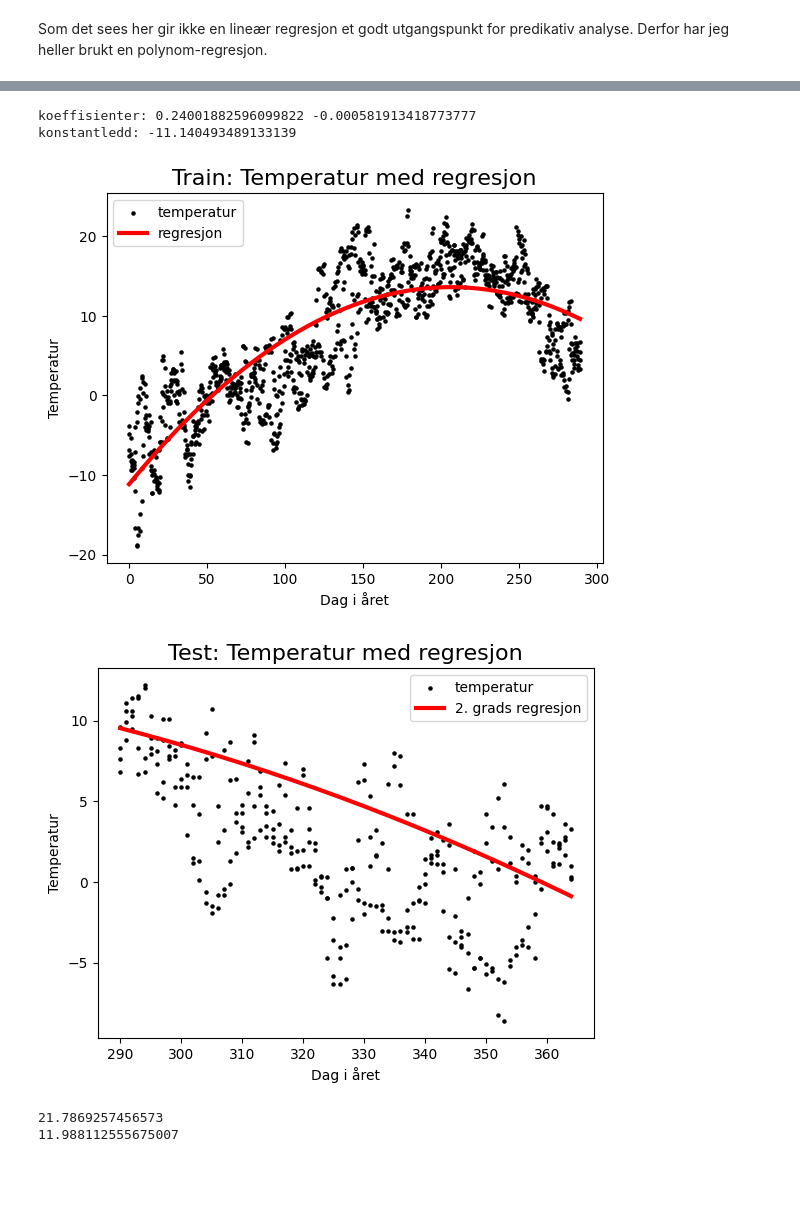
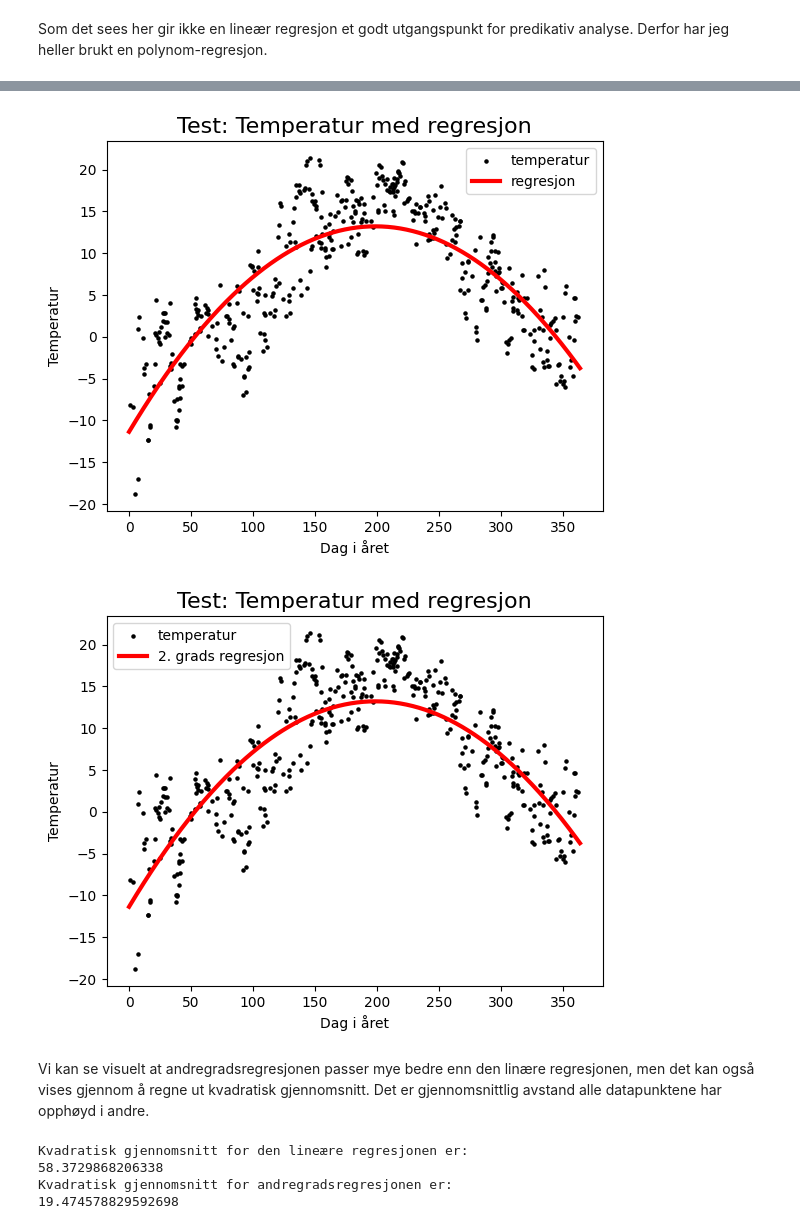
Before and after one commit to Sofihage/Milj-dataanalyse, a Jupyter notebook: notebooks/temperature.ipynb, the cells around one changed output, grey strips where cells are left out. Saved outputs shown, nothing was run; the diff lists cells and outputs as text; code cells hidden in the pictures; blank space fills up the shorter version.

```diff
--- a/notebooks/temperature.ipynb
+++ b/notebooks/temperature.ipynb
@@ -392,0 +369,2 @@ referansetid har fått labels
+# %%
+X_train, X_test, y_train, y_test = fc.train_test_set(clean_temp, 0.3)
@@ -448,2 +420,13 @@ plt.scatter(date_test, temp_test, color='black', s=5, label='Temperatur')
 # %% [markdown]
 Som det sees her gir ikke en lineær regresjon et godt utgangspunkt for predikativ analyse. Derfor har jeg heller brukt en polynom-regresjon.
+# %%
+poly_regr, poly_y_pred = fc.poly(X_train, y_train)
+
+plt.scatter(X_train, y_train, color='black', s=5, label='Temperatur')
+plt.plot(X_train, poly_y_pred, color='red', linewidth=3, label='Regresjon')
+
+plt.title('Train: Temperatur med regresjon', size=16)
+plt.xlabel('Dag i året')
+plt.ylabel('Temperatur')
+plt.legend()
+plt.show()
@@ -450,39 +437,17 @@ Som det sees her gir ikke en lineær regresjon et godt utgangspunkt for predikat
 # %%
-poly = PolynomialFeatures(degree=2, include_bias=False)
+plt.scatter(X_test, y_test, color='black', s=5, label='temperatur')
+plt.plot(X_train, poly_y_pred, color='red', linewidth=3, label='regresjon')
 
-poly_features = poly.fit_transform(date_train.values.reshape(-1,1))
-
-poly_reg_model = linear_model.LinearRegression()
-
-poly_reg_model.fit(poly_features, temp_train)
-
-y_predicted = poly_reg_model.predict(poly_features)
-
-
-b, a = poly_reg_model.coef_
-print("koeffisienter:", b, a)
-
-c = poly_reg_model.intercept_
-print("konstantledd:", c)
-
-def poly_reg(x):
-    return a*x**2 + b*x + c
-
-
-plt.scatter(date_train, temp_train, color='black', s=5, label='temperatur')
-plt.plot(date_train, poly_reg(date_train), color='red', linewidth=3, label='regresjon')
-plt.title('Train: Temperatur med regresjon', size=16)
+plt.title('Test: Temperatur med regresjon', size=16)
 plt.xlabel('Dag i året')
 plt.ylabel('Temperatur')
 plt.legend()
 plt.show()
 # %% [output]
-koeffisienter: 0.24001882596099822 -0.000581913418773777
-konstantledd: -11.140493489133139
-[figure, old version]
+[figure, new version]
 # %%
-plt.scatter(date_test, temp_test, color='black', s=5, label='temperatur')
-plt.plot(date_test, poly_reg(date_test), color='red', linewidth=3, label='2. grads regresjon')
+plt.scatter(X_test, y_test, color='black', s=5, label='temperatur')
+plt.plot(X_train, poly_y_pred, color='red', linewidth=3, label='2. grads regresjon')
 
 plt.title('Test: Temperatur med regresjon', size=16)
 plt.xlabel('Dag i året')
@@ -490,12 +455,18 @@ plt.ylabel('Temperatur')
 plt.legend()
 plt.show()
 # %% [output]
-[figure, old version]
+[figure, new version]
+# %% [markdown]
+Vi kan se visuelt at andregradsregresjonen passer mye bedre enn den linære regresjonen, men det kan også vises gjennom å regne ut kvadratisk gjennomsnitt. Det er gjennomsnittlig avstand alle datapunktene har opphøyd i andre.
 # %%
 # gjennomsnittlig avstand alle datapunktene har opphøyd i andre
-print(mean_squared_error(temp_test, poly_reg(date_test)))
+print('Kvadratisk gjennomsnitt for den lineære regresjonen er:')
+print(mean_squared_error(y_train, lin_y_pred))
 
-print(mean_squared_error(temp_test, reg_lin(date_test)))
+print('Kvadratisk gjennomsnitt for andregradsregresjonen er:')
+print(mean_squared_error(y_train, poly_y_pred))
 # %% [output]
-21.7869257456573
-11.988112555675007
+Kvadratisk gjennomsnitt for den lineære regresjonen er:
+58.3729868206338
+Kvadratisk gjennomsnitt for andregradsregresjonen er:
+19.474578829592698
```
Also changed, not shown: parts of 23 cells of this notebook.
